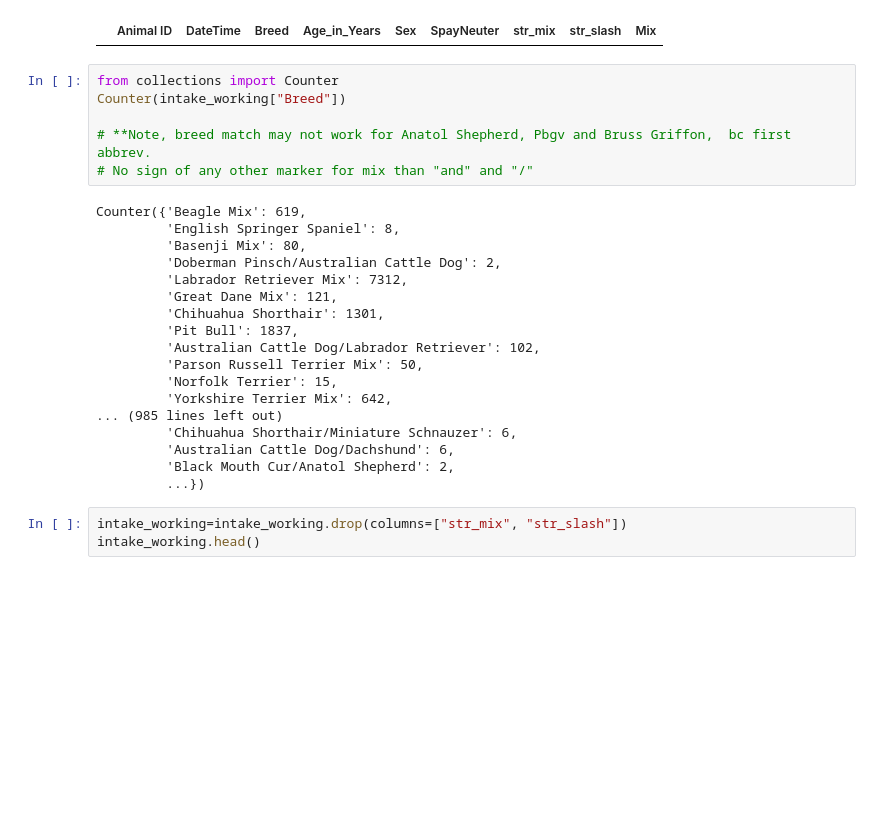
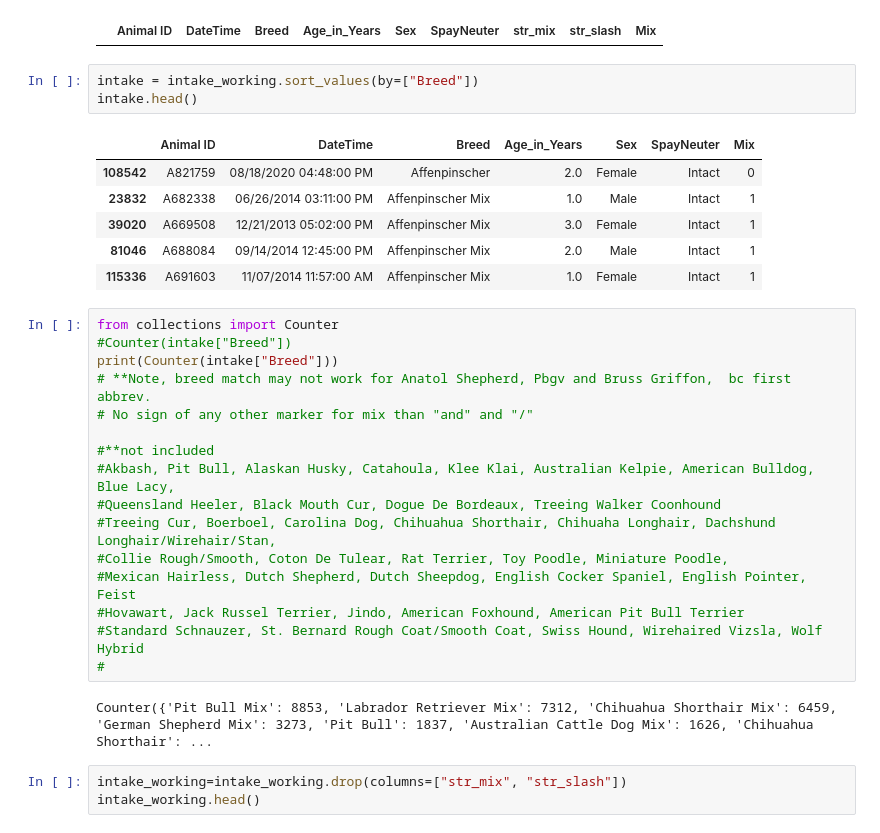
Before and after one commit to M-Outlaw/BootCamp-Mod-20-Animal_Shelter_Analysis, a Jupyter notebook: Final_Project-1_23.ipynb, the cells around one changed output. Drawn from its saved outputs; the diff is of its cells as text; blank space fills up the shorter version.

Commit message:
edited breed information file

```diff
--- a/Final_Project-1_23.ipynb
+++ b/Final_Project-1_23.ipynb
@@ -175,30 +175,34 @@ ands=intake_working[intake_working["Breed"].str.find("\sand")>-1]
 ands
 # %% [output]
 |  | Animal ID | DateTime | Breed | Age_in_Years | Sex | SpayNeuter | str_mix | str_slash | Mix |
+# %%
+intake = intake_working.sort_values(by=["Breed"])
+intake.head()
+# %% [output]
+|  | Animal ID | DateTime | Breed | Age_in_Years | Sex | SpayNeuter | Mix |
+| 108542 | A821759 | 08/18/2020 04:48:00 PM | Affenpinscher | 2.0 | Female | Intact | 0 |
+| 23832 | A682338 | 06/26/2014 03:11:00 PM | Affenpinscher Mix | 1.0 | Male | Intact | 1 |
+| 39020 | A669508 | 12/21/2013 05:02:00 PM | Affenpinscher Mix | 3.0 | Female | Intact | 1 |
+| 81046 | A688084 | 09/14/2014 12:45:00 PM | Affenpinscher Mix | 2.0 | Male | Intact | 1 |
+| 115336 | A691603 | 11/07/2014 11:57:00 AM | Affenpinscher Mix | 1.0 | Female | Intact | 1 |
 # %%
 from collections import Counter
-Counter(intake_working["Breed"])
-
+#Counter(intake["Breed"])
+print(Counter(intake["Breed"]))
 # **Note, breed match may not work for Anatol Shepherd, Pbgv and Bruss Griffon,  bc first abbrev.
 # No sign of any other marker for mix than "and" and "/"
+
+#**not included
+#Akbash, Pit Bull, Alaskan Husky, Catahoula, Klee Klai, Australian Kelpie, American Bulldog, Blue Lacy,
+#Queensland Heeler, Black Mouth Cur, Dogue De Bordeaux, Treeing Walker Coonhound
+#Treeing Cur, Boerboel, Carolina Dog, Chihuahua Shorthair, Chihuaha Longhair, Dachshund Longhair/Wirehair/Stan,
+#Collie Rough/Smooth, Coton De Tulear, Rat Terrier, Toy Poodle, Miniature Poodle,
+#Mexican Hairless, Dutch Shepherd, Dutch Sheepdog, English Cocker Spaniel, English Pointer, Feist
+#Hovawart, Jack Russel Terrier, Jindo, American Foxhound, American Pit Bull Terrier
+#Standard Schnauzer, St. Bernard Rough Coat/Smooth Coat, Swiss Hound, Wirehaired Vizsla, Wolf Hybrid
+#
 # %% [output]
-Counter({'Beagle Mix': 619,
-         'English Springer Spaniel': 8,
-         'Basenji Mix': 80,
-         'Doberman Pinsch/Australian Cattle Dog': 2,
-         'Labrador Retriever Mix': 7312,
-         'Great Dane Mix': 121,
-         'Chihuahua Shorthair': 1301,
-         'Pit Bull': 1837,
-         'Australian Cattle Dog/Labrador Retriever': 102,
-         'Parson Russell Terrier Mix': 50,
-         'Norfolk Terrier': 15,
-         'Yorkshire Terrier Mix': 642,
-... (985 lines left out)
-         'Chihuahua Shorthair/Miniature Schnauzer': 6,
-         'Australian Cattle Dog/Dachshund': 6,
-         'Black Mouth Cur/Anatol Shepherd': 2,
-         ...})
+Counter({'Pit Bull Mix': 8853, 'Labrador Retriever Mix': 7312, 'Chihuahua Shorthair Mix': 6459, 'German Shepherd Mix': 3273, 'Pit Bull': 1837, 'Australian Cattle Dog Mix': 1626, 'Chihuahua Shorthair': ...
 # %%
 intake_working=intake_working.drop(columns=["str_mix", "str_slash"])
 intake_working.head()
```
Also changed, not shown: 5 other files.
